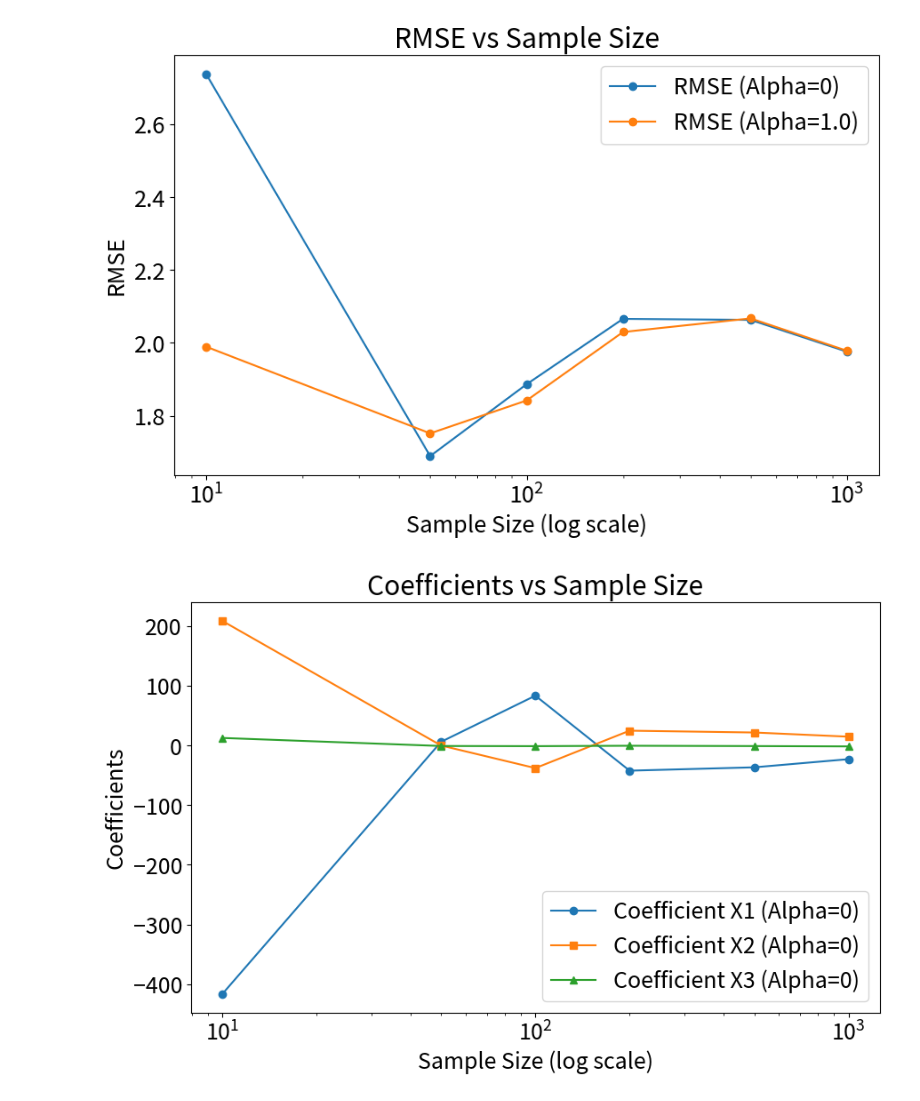
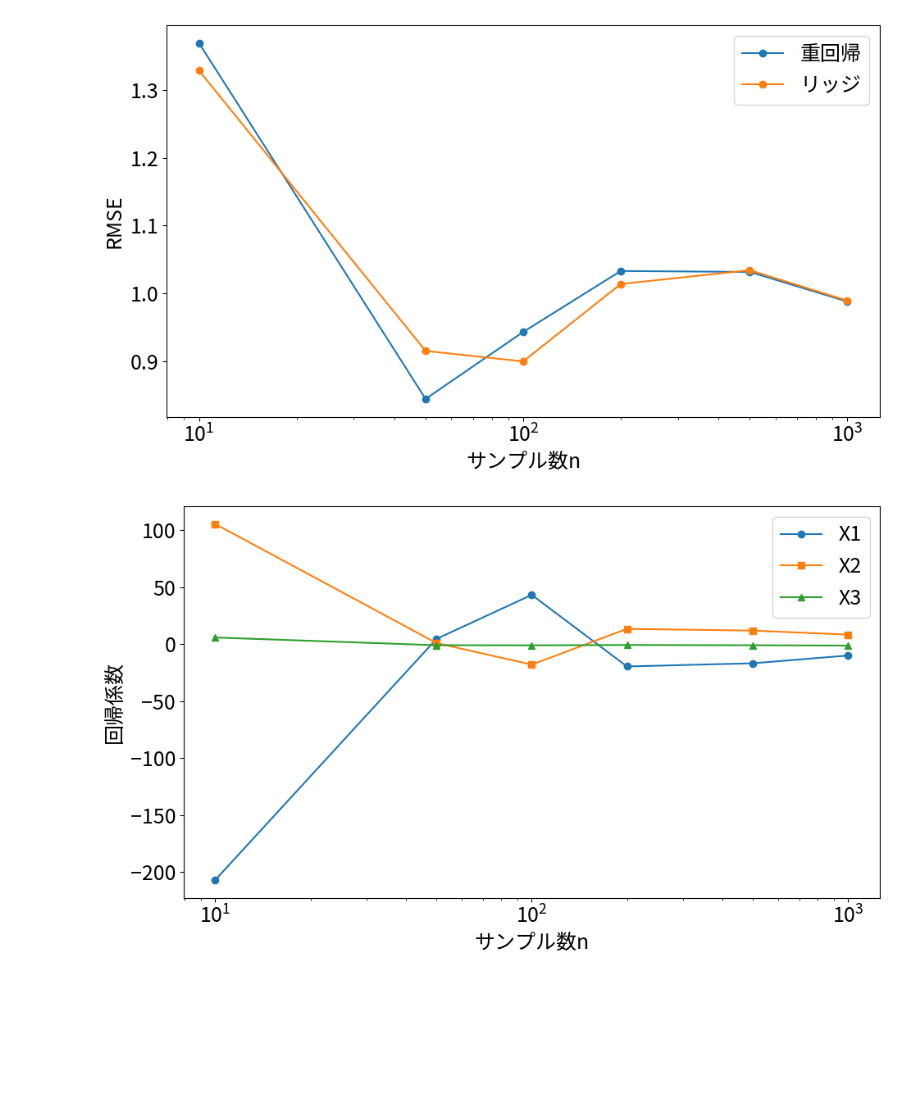
Before and after one commit to junya737/multicollinearity-test, a Jupyter notebook: main.ipynb, the cells around one changed output. Drawn from its saved outputs; the diff is of its cells as text; code cells hidden in the pictures; blank space fills up the shorter version.

```diff
--- a/main.ipynb
+++ b/main.ipynb
@@ -14,7 +15,7 @@ n_samples = 200  # サンプル数
 X1 = np.random.rand(n_samples)
 X2 = 2 * X1 + np.random.normal(0, 0.01, n_samples)  # X1と強い相関を持つ
 X3 = np.random.rand(n_samples)
-y = 3 * X1 + 2 * X2 - X3 + np.random.normal(0, 2, n_samples)  # 目的変数
+y = 3 * X1 + 2 * X2 - X3 + np.random.normal(0, 1, n_samples)  # 目的変数
 
 # データフレーム化
 data = pd.DataFrame({"X1": X1, "X2": X2, "X3": X3, "y": y})
@@ -267,7 +280,7 @@ for n_samples in sample_sizes:
     X1 = np.random.rand(n_samples)
     X2 = 2 * X1 + np.random.normal(0, correlation_strength, n_samples)
     X3 = np.random.rand(n_samples)
-    y = 3 * X1 + 2 * X2 - X3 + np.random.normal(0, 2, n_samples)  # 目的変数
+    y = 3 * X1 + 2 * X2 - X3 + np.random.normal(0, 1, n_samples)  # 目的変数
 
     # データ分割
     data = pd.DataFrame({"X1": X1, "X2": X2, "X3": X3, "y": y})
@@ -310,20 +323,30 @@ results_sample_size_df = pd.DataFrame(results_sample_size)
 
 # プロット: RMSE vs サンプル数
 plt.figure(figsize=(10, 6))
-for alpha in [0, 1.0]:
-    subset = results_sample_size_df[results_sample_size_df["Alpha"] == alpha]
-    plt.plot(
-        subset["Sample Size"],
-        subset["RMSE"],
-        label=f"RMSE (Alpha={alpha})",
-        marker="o",
-    )
+alpha = 0
+subset = results_sample_size_df[results_sample_size_df["Alpha"] == alpha]
+plt.plot(
+    subset["Sample Size"],
+    subset["RMSE"],
+    label=f"重回帰",
+    marker="o",
+)
+alpha = 1.0
+subset = results_sample_size_df[results_sample_size_df["Alpha"] == alpha]
+plt.plot(
+    subset["Sample Size"],
+    subset["RMSE"],
+    label=f"リッジ",
+    marker="o",
+)
+
 
 plt.xscale("log")
-plt.xlabel("Sample Size (log scale)")
+plt.xlabel("サンプル数n")
 plt.ylabel("RMSE")
-plt.title("RMSE vs Sample Size")
 plt.legend()
+plt.tight_layout()
+plt.savefig("figures/rmse_sample_size.pdf")
 plt.show()
 
 # プロット: 回帰係数 vs サンプル数
@@ -344,44 +367,46 @@ coefficients_sample_size_df = pd.DataFrame(coefficients_sample_size)
 
 plt.figure(figsize=(10, 6))
 alpha = 0
 subset = coefficients_sample_size_df[coefficients_sample_size_df["Alpha"] == alpha]
 plt.plot(
-    subset["Sample Size"], subset["Coefficient X1"], label=f"Coefficient X1 (Alpha={alpha})", marker="o"
+    subset["Sample Size"], subset["Coefficient X1"], label=f"X1", marker="o"
 )
 plt.plot(
-    subset["Sample Size"], subset["Coefficient X2"], label=f"Coefficient X2 (Alpha={alpha})", marker="s"
+    subset["Sample Size"], subset["Coefficient X2"], label=f"X2", marker="s"
 )
 plt.plot(
-    subset["Sample Size"], subset["Coefficient X3"], label=f"Coefficient X3 (Alpha={alpha})", marker="^"
+    subset["Sample Size"], subset["Coefficient X3"], label=f"X3", marker="^"
 )
 
 plt.xscale("log")
-plt.xlabel("Sample Size (log scale)")
-plt.ylabel("Coefficients")
-plt.title("Coefficients vs Sample Size")
+plt.xlabel("サンプル数n")
+plt.ylabel("回帰係数")
 plt.legend()
+plt.tight_layout()
+plt.savefig("figures/coef_sample_size_mla.pdf")
 plt.show()
 
 
 plt.figure(figsize=(10, 6))
 alpha = 1.0
 subset = coefficients_sample_size_df[coefficients_sample_size_df["Alpha"] == alpha]
 plt.plot(
-    subset["Sample Size"], subset["Coefficient X1"], label=f"Coefficient X1 (Alpha={alpha})", marker="o"
+    subset["Sample Size"], subset["Coefficient X1"], label=f"X1", marker="o"
 )
 plt.plot(
-    subset["Sample Size"], subset["Coefficient X2"], label=f"Coefficient X2 (Alpha={alpha})", marker="s"
+    subset["Sample Size"], subset["Coefficient X2"], label=f"X2", marker="s"
 )
 plt.plot(
-    subset["Sample Size"], subset["Coefficient X3"], label=f"Coefficient X3 (Alpha={alpha})", marker="^"
+    subset["Sample Size"], subset["Coefficient X3"], label=f"X3", marker="^"
 )
 
 plt.xscale("log")
-plt.xlabel("Sample Size (log scale)")
-plt.ylabel("Coefficients")
-plt.title("Coefficients vs Sample Size")
+plt.xlabel("サンプル数n")
+plt.ylabel("回帰係数")
 plt.legend()
+plt.tight_layout()
+plt.savefig("figures/coef_sample_size_ridge.pdf")
 plt.show()
 # %% [output]
-[figure, old version]
+[figure, new version]
-[figure, old version]
+[figure, new version]
```
Also changed, not shown: parts of 6 cells of this notebook, 8 other files.
